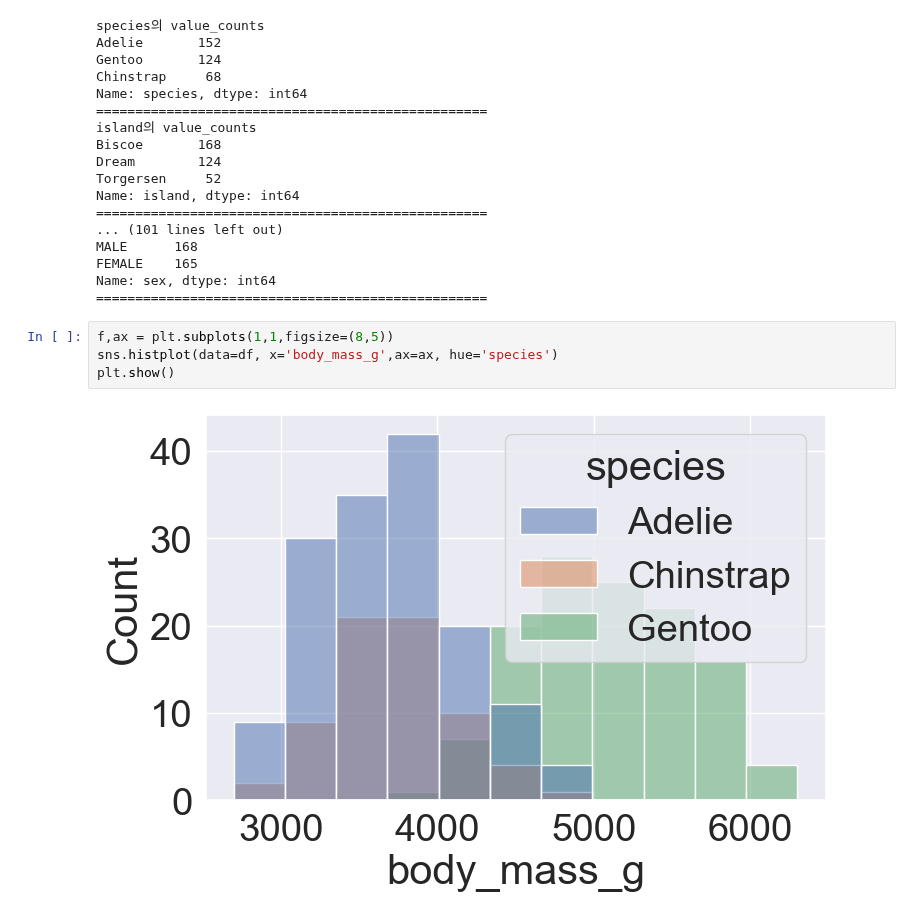
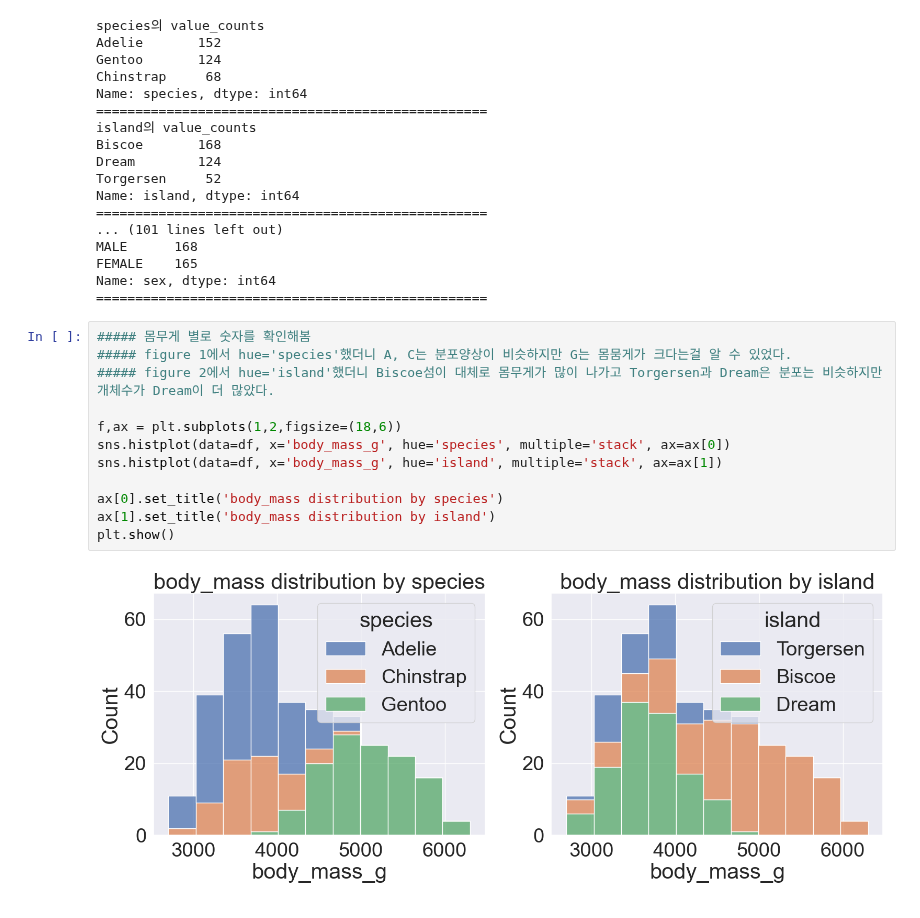
Before and after one commit to JW-Namsta/Kaggle_Study, a Jupyter notebook: Penguin/penguin_1.ipynb, the cells around one changed output. Drawn from its saved outputs; the diff is of its cells as text.

```diff
--- a/Penguin/penguin_1.ipynb
+++ b/Penguin/penguin_1.ipynb
@@ -83,9 +83,17 @@ MALE      168
 FEMALE    165
 Name: sex, dtype: int64
 ==================================================
-# %%
-f,ax = plt.subplots(1,1,figsize=(8,5))
-sns.histplot(data=df, x='body_mass_g',ax=ax, hue='species')
-plt.show()
-# %% [output]
-[figure, removed]
+# %%
+##### 몸무게 별로 숫자를 확인해봄
+##### figure 1에서 hue='species'했더니 A, C는 분포양상이 비슷하지만 G는 몸뭄게가 크다는걸 알 수 있었다.
+##### figure 2에서 hue='island'했더니 Biscoe섬이 대체로 몸무게가 많이 나가고 Torgersen과 Dream은 분포는 비슷하지만 개체수가 Dream이 더 많았다.
+
+f,ax = plt.subplots(1,2,figsize=(18,6))
+sns.histplot(data=df, x='body_mass_g', hue='species', multiple='stack', ax=ax[0])
+sns.histplot(data=df, x='body_mass_g', hue='island', multiple='stack', ax=ax[1])
+
+ax[0].set_title('body_mass distribution by species')
+ax[1].set_title('body_mass distribution by island')
+plt.show()
+# %% [output]
+[figure, added]
```
